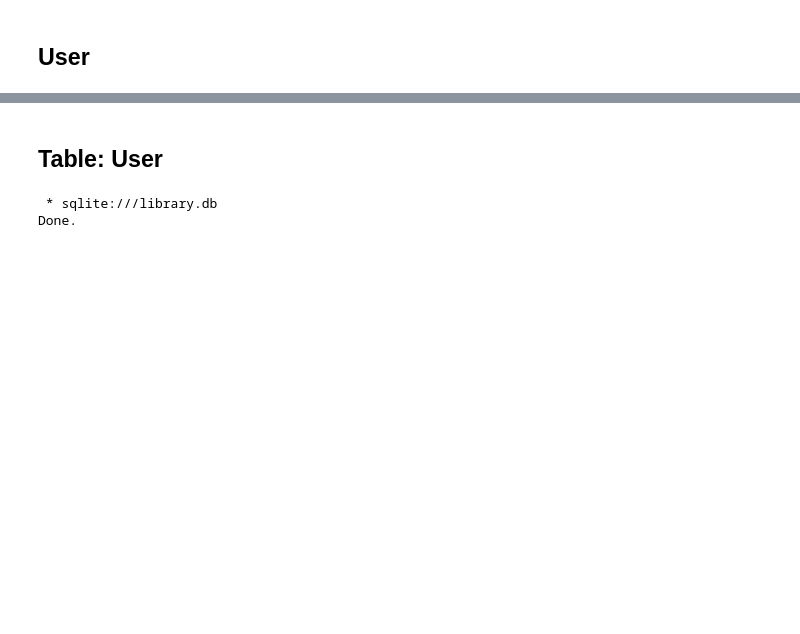
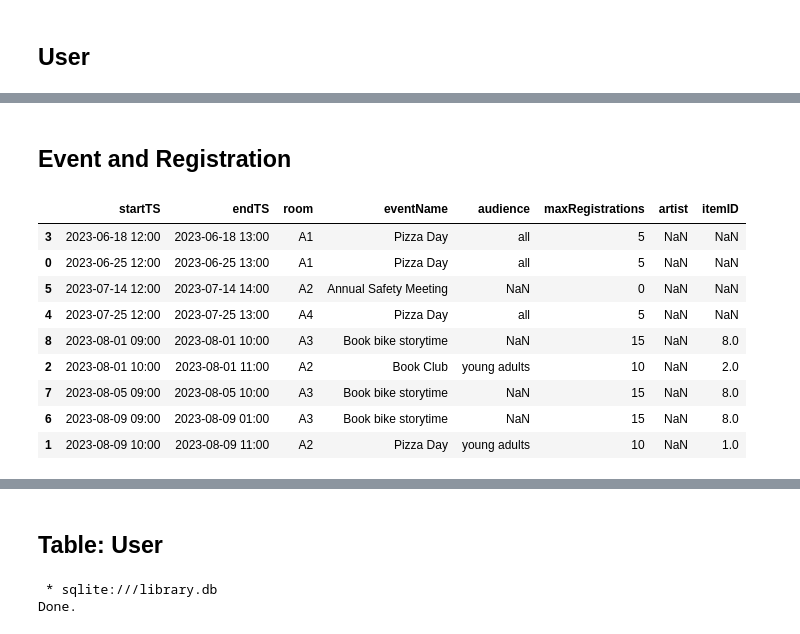
Before and after one commit to dreaminred/cmpt354-miniproject, a Jupyter notebook: notebooks/db-design.ipynb, the cells around one changed output, grey strips where cells are left out. Saved outputs shown, nothing was run; the diff lists cells and outputs as text; code cells hidden in the pictures; blank space fills up the shorter version.

```diff
--- a/notebooks/db-design.ipynb
+++ b/notebooks/db-design.ipynb
@@ -456,0 +517,2 @@ User.to_csv('..//data//User.csv')
+# %% [markdown]
+## Event and Registration
@@ -457,3 +523,19 @@ User.to_csv('..//data//User.csv')
+# %%
+Event.sort_values(by=['startTS','room'], inplace=True),
+EventRegistration.sort_values(by=['startTS','room', 'userID'], inplace=True)
+# %%
+Event
+# %% [output]
+|  | startTS | endTS | room | eventName | audience | maxRegistrations | artist | itemID |
+| 3 | 2023-06-18 12:00 | 2023-06-18 13:00 | A1 | Pizza Day | all | 5 | NaN | NaN |
+| 0 | 2023-06-25 12:00 | 2023-06-25 13:00 | A1 | Pizza Day | all | 5 | NaN | NaN |
+| 5 | 2023-07-14 12:00 | 2023-07-14 14:00 | A2 | Annual Safety Meeting | NaN | 0 | NaN | NaN |
+| 4 | 2023-07-25 12:00 | 2023-07-25 13:00 | A4 | Pizza Day | all | 5 | NaN | NaN |
+| 8 | 2023-08-01 09:00 | 2023-08-01 10:00 | A3 | Book bike storytime | NaN | 15 | NaN | 8.0 |
+| 2 | 2023-08-01 10:00 | 2023-08-01 11:00 | A2 | Book Club | young adults | 10 | NaN | 2.0 |
+| 7 | 2023-08-05 09:00 | 2023-08-05 10:00 | A3 | Book bike storytime | NaN | 15 | NaN | 8.0 |
+| 6 | 2023-08-09 09:00 | 2023-08-09 01:00 | A3 | Book bike storytime | NaN | 15 | NaN | 8.0 |
+| 1 | 2023-08-09 10:00 | 2023-08-09 11:00 | A2 | Pizza Day | young adults | 10 | NaN | 1.0 |
 # %%
 engine = create_engine('sqlite:///library.db', echo=False)
 Item.reset_index().to_sql('Item', con=engine, if_exists='append', index=False)
```
Also changed, not shown: parts of 24 cells of this notebook, 8 other files.
